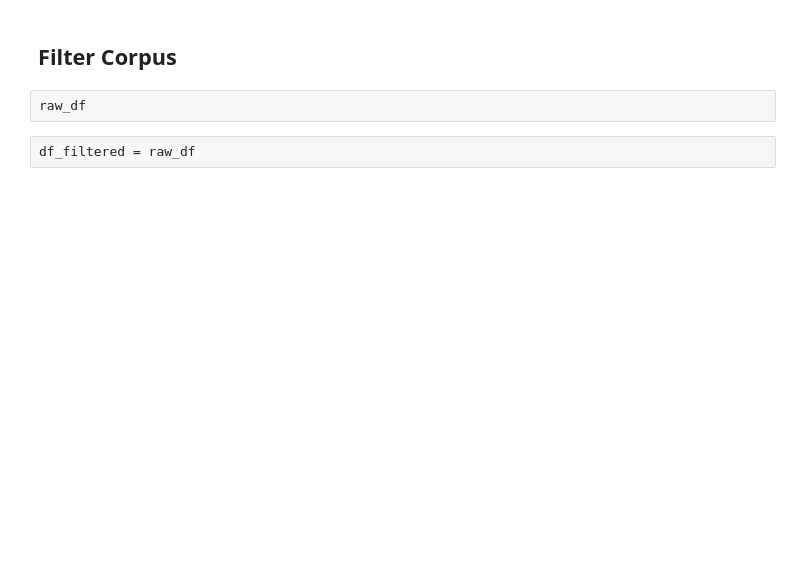
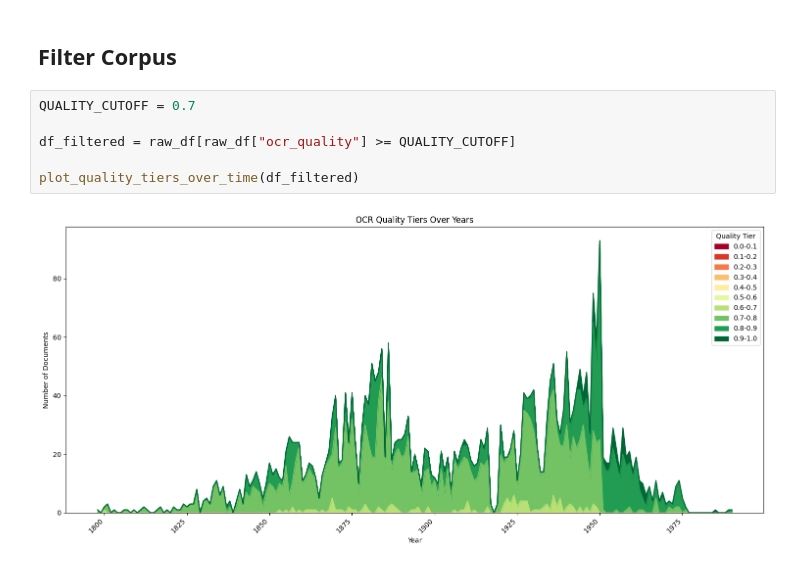
Before and after one commit to zentralbibliothek-zuerich/zblab-summerschool-2026, a Jupyter notebook: notebooks/02_quality_assurance.ipynb, the cells around one changed output. Drawn from its saved outputs; the diff is of its cells as text; blank space fills up the shorter version.

```diff
--- a/notebooks/02_quality_assurance.ipynb
+++ b/notebooks/02_quality_assurance.ipynb
@@ -171,6 +182,10 @@ Im Kursaal war kein einziger Stuhl frei (—) Kein einziger Stuhl war mehr frei
 # %% [markdown]
 ## Filter Corpus
-# %%
-raw_df
 # %%
-df_filtered = raw_df
+QUALITY_CUTOFF = 0.7
+
+df_filtered = raw_df[raw_df["ocr_quality"] >= QUALITY_CUTOFF]
+
+plot_quality_tiers_over_time(df_filtered)
+# %% [output]
+[figure, added]
```
Also changed, not shown: parts of 25 cells of this notebook, 9 other files.
